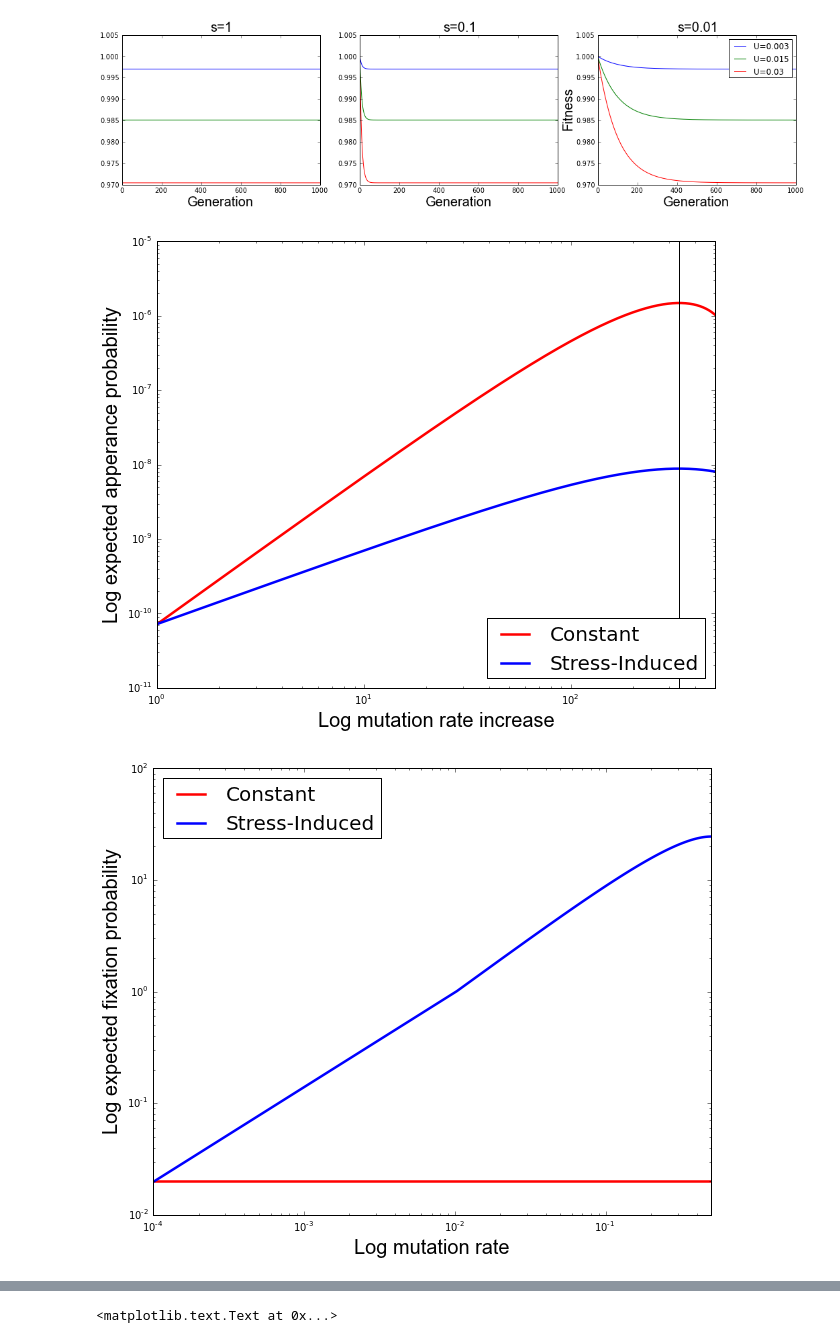
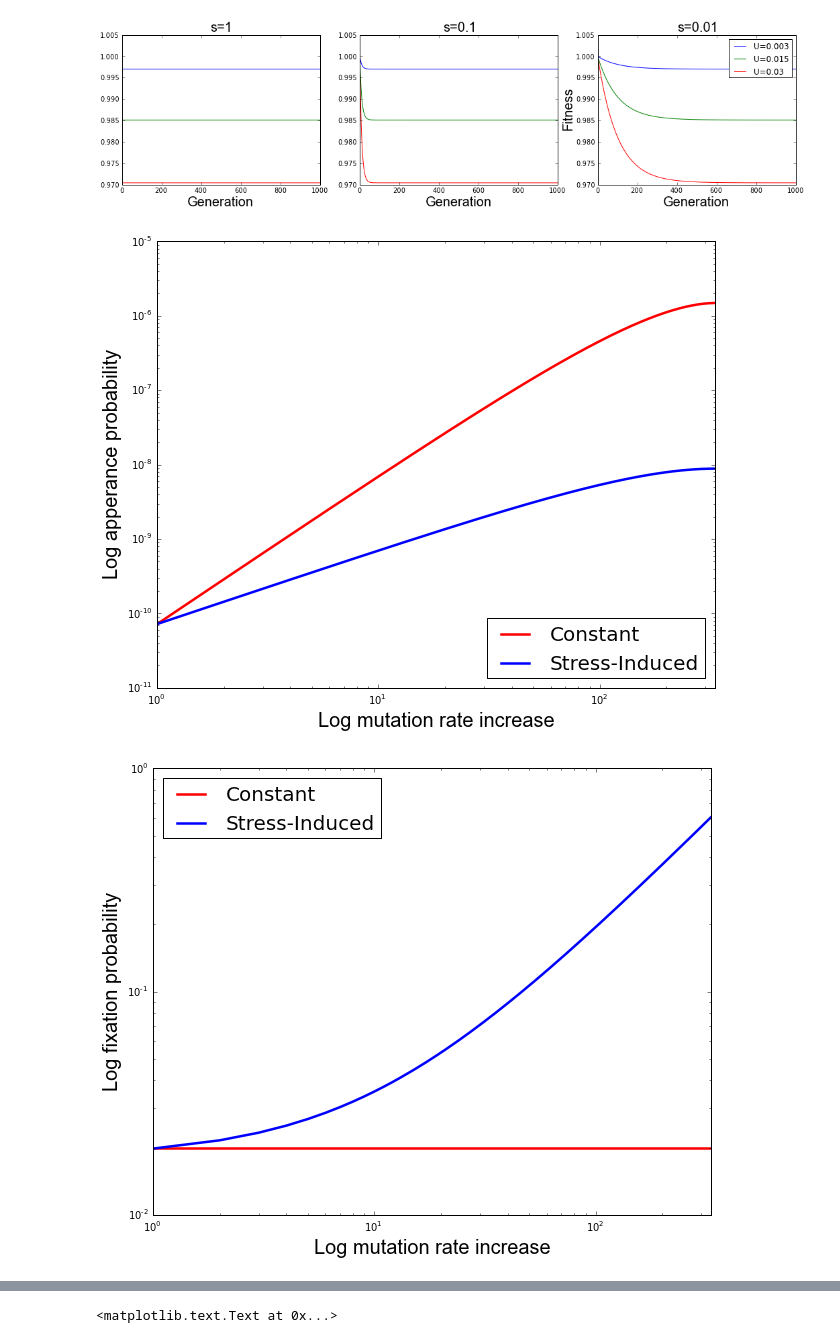
Before and after one commit to yoavram/SIDEER2013, a Jupyter notebook: presentation.ipynb, the cells around one changed output, grey strips where cells are left out. Cells and saved outputs as stored; diff of their text form; code cells hidden in the pictures.

```diff
--- a/presentation.ipynb
+++ b/presentation.ipynb
@@ -157,6 +157,7 @@ H = 1
 U = 0.003
 u = U / 5000
 N = 1e6
+taus = arange(1,1/U)
 # %%
 def appearance_cm(T,U,u,s):
     return e**(-T*U) * (((T*u)**2) / s) * (2+s-T*U)
@@ -165,37 +166,35 @@ def appearance_sim(T,U,u,s):
 # %%
 fig = pyplot.figure(figsize=(10,8))
 ax = fig.add_subplot(1,1,1)
-taus = arange(1,500)
 ax.plot(taus,([(appearance_cm(T,U, u, s)) for T in taus]), 'r', linewidth=2.5)
 ax.plot(taus,([(appearance_sim(T,U, u, s)) for T in taus]), 'b', linewidth=2.5)
 ax.axvline(x=1/U, color='k')
 ax.set_xlabel("Log mutation rate increase", fontname="arial", fontsize=20)
-ax.set_ylabel("Log expected apperance probability", fontname="arial", fontsize=20)
+ax.set_ylabel("Log apperance probability", fontname="arial", fontsize=20)
 ax.set_yscale("log")
 ax.set_xscale("log")
 ax.set_xlim(min(taus), max(taus))
 leg = ax.legend(["Constant","Stress-Induced"], prop={'size':20}, loc=4)
 # %% [output]
-[figure, old version]
+[figure, new version]
 # %%
 def fixation_cm(T,U,u,s):
     return 2*s
 def fixation_sim(T,U,u,s):
-    return 1-(1-(U/s)*(1-U)*(1-s))/(1+s)
+    return 2-2*(1-((U**2)/s) * (T-1) * (1-s) )/(1+s)
 # %%
 fig = pyplot.figure(figsize=(10,8))
 ax = fig.add_subplot(1,1,1)
-us = linspace(1e-4,0.5)
-ax.plot(us,([fixation_cm(T,UU, u, s) for UU in us]), 'r', linewidth=2.5)
-ax.plot(us,([fixation_sim(T,UU, u, s) for UU in us]), 'b', linewidth=2.5)
-ax.set_xlabel("Log mutation rate", fontname="arial", fontsize=20)
-ax.set_ylabel("Log expected fixation probability", fontname="arial", fontsize=20)
+ax.plot(taus,([fixation_cm(T,U,u, s) for T in taus]), 'r', linewidth=2.5)
+ax.plot(taus,([fixation_sim(T,U,u, s) for T in taus]), 'b', linewidth=2.5)
+ax.set_xlabel("Log mutation rate increase", fontname="arial", fontsize=20)
+ax.set_ylabel("Log fixation probability", fontname="arial", fontsize=20)
 ax.set_yscale("log")
 ax.set_xscale("log")
-ax.set_xlim(min(us),max(us))
+ax.set_xlim(min(taus), max(taus))
 leg = ax.legend(["Constant","Stress-Induced"], loc=2, prop={'size':20})
 # %% [output]
-[figure, old version]
+[figure, new version]
 # %%
 fig = pyplot.figure(figsize=(10,8))
 ax = fig.add_subplot(1,1,1)
```
Also changed, not shown: parts of 1 cell of this notebook.
